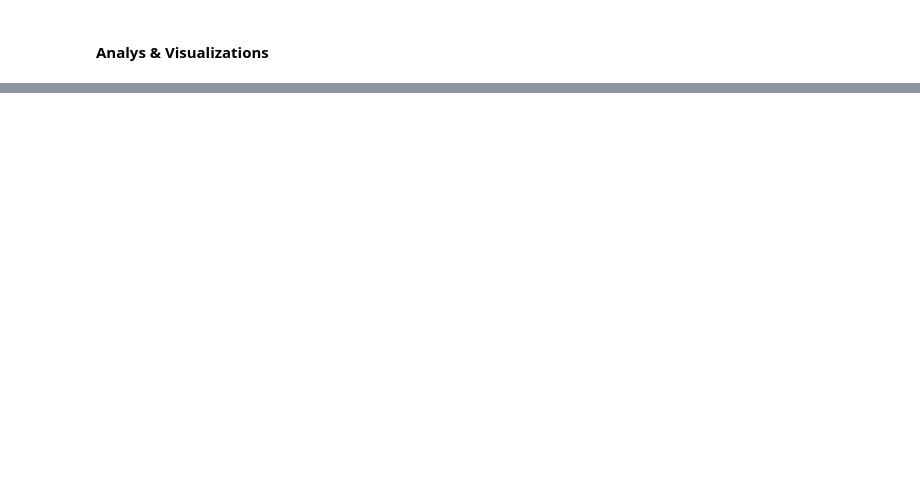
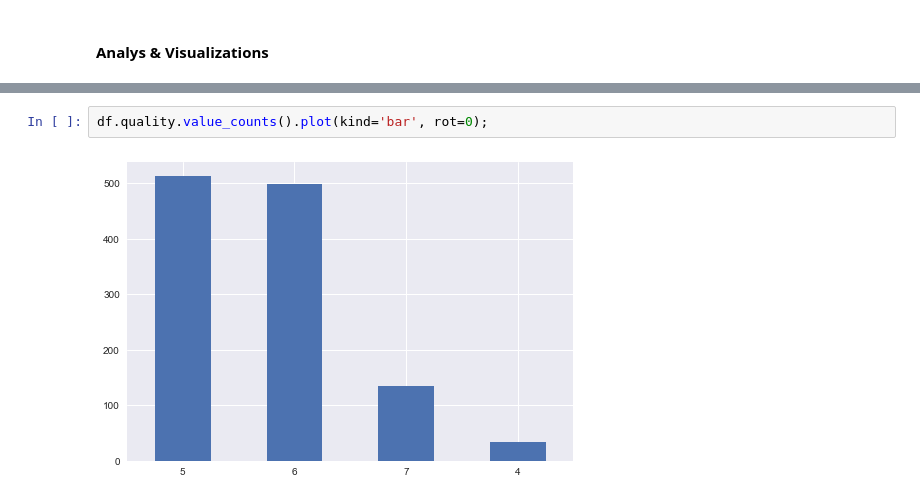
Before and after one commit to AgungYogaSetiawan/Project-Classification-Red-Wine-Quality, a Jupyter notebook: Project Regression & Classification Red Wine Quality.ipynb, the cells around one changed output, grey strips where cells are left out. Drawn from its saved outputs; the diff is of its cells as text; blank space fills up the shorter version.

```diff
--- a/Project Regression & Classification Red Wine Quality.ipynb
+++ b/Project Regression & Classification Red Wine Quality.ipynb
@@ -306,0 +355,4 @@ dtype: int64
+# %%
+df.quality.value_counts().plot(kind='bar', rot=0);
+# %% [output]
+[figure, added]
```
Also changed, not shown: parts of 9 cells of this notebook.
